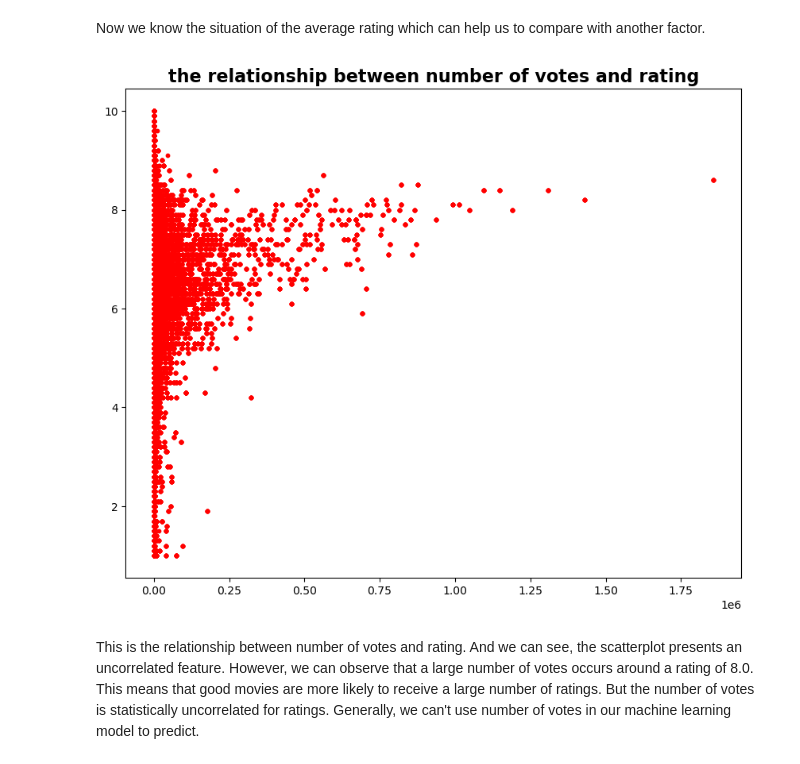
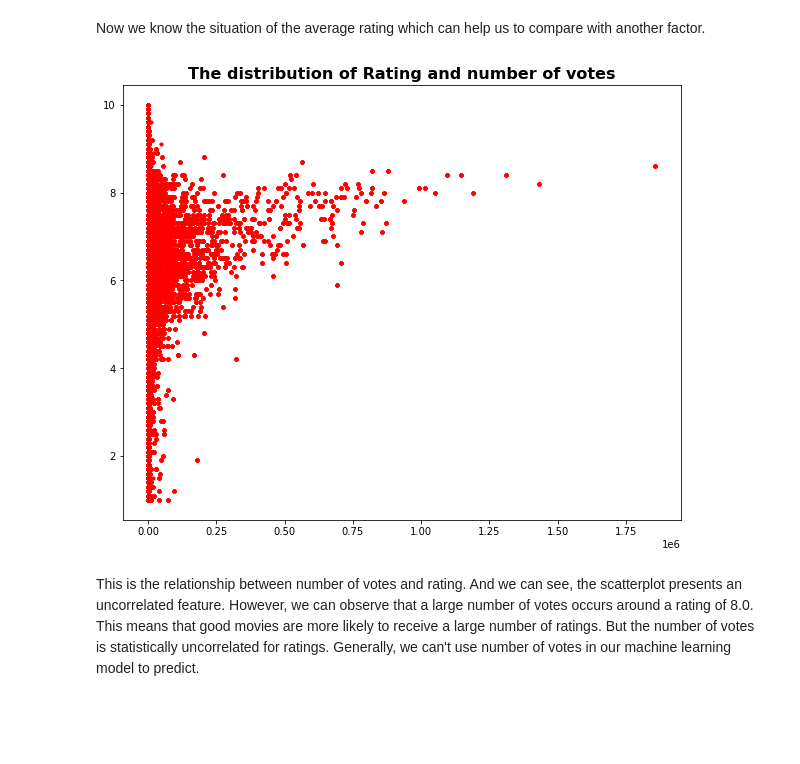
Before and after one commit to ZheShen00/PIC16B-23W-Project-group6, a Jupyter notebook: PIC16B-group6-Final_blog.ipynb, the cells around one changed output. Cells and saved outputs as stored; diff of their text form; code cells hidden in the pictures; blank space fills up the shorter version.

Commit message:
visualization function update

```diff
--- a/PIC16B-group6-Final_blog.ipynb
+++ b/PIC16B-group6-Final_blog.ipynb
@@ -177,12 +178,14 @@ Text(0.5, 1.0, 'The distribution of  average rating')
 # %% [markdown]
 Now we know the situation of the average rating which can help us to compare with another factor.
 # %%
-plt.figure(figsize=(10, 8))
-plt.scatter(imdb['numVotes'], imdb['averageRating'], s=10, c='red')
-plt.title('the relationship between number of votes and rating', fontsize=16, weight='bold')
-plt.show()
+def dis_RateVotes(data):
+    plt.figure(figsize=(10, 8))
+    plt.scatter(data['numVotes'], data['averageRating'], s=10, c='red')
+    plt.title('The distribution of Rating and number of votes', fontsize=16, weight='bold')
+    plt.show()
+dis_RateVotes(imdb)
 # %% [output]
-[figure, old version]
+[figure, new version]
 # %% [markdown]
 This is the relationship between number of votes and rating. And we can see, the scatterplot presents an uncorrelated feature. However, we can observe that a large number of votes occurs around a rating of 8.0. This means that good movies are more likely to receive a large number of ratings. But the number of votes is statistically uncorrelated for ratings. Generally, we can't use number of votes in our machine learning model to predict.
 # %%
```
Also changed, not shown: parts of 8 cells of this notebook.
